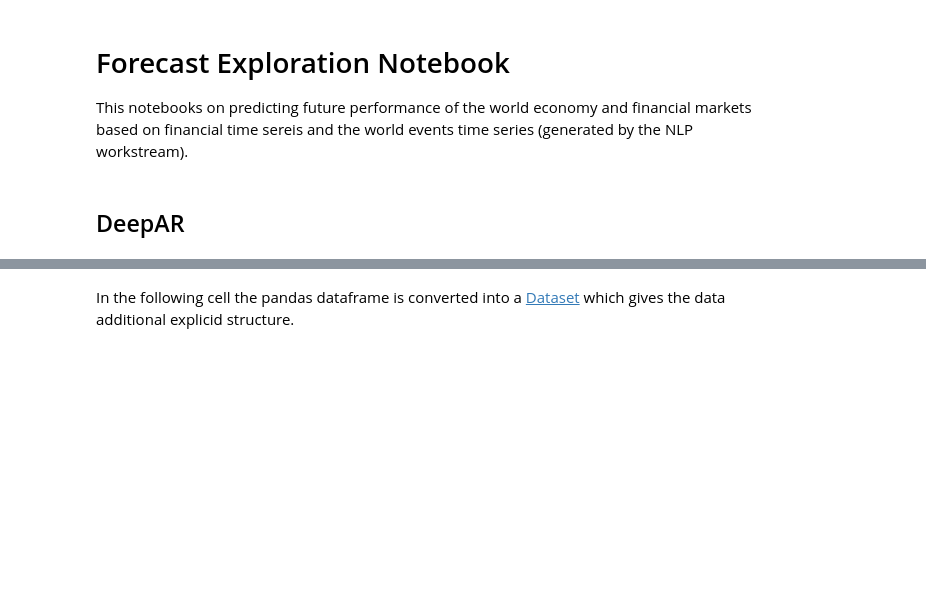
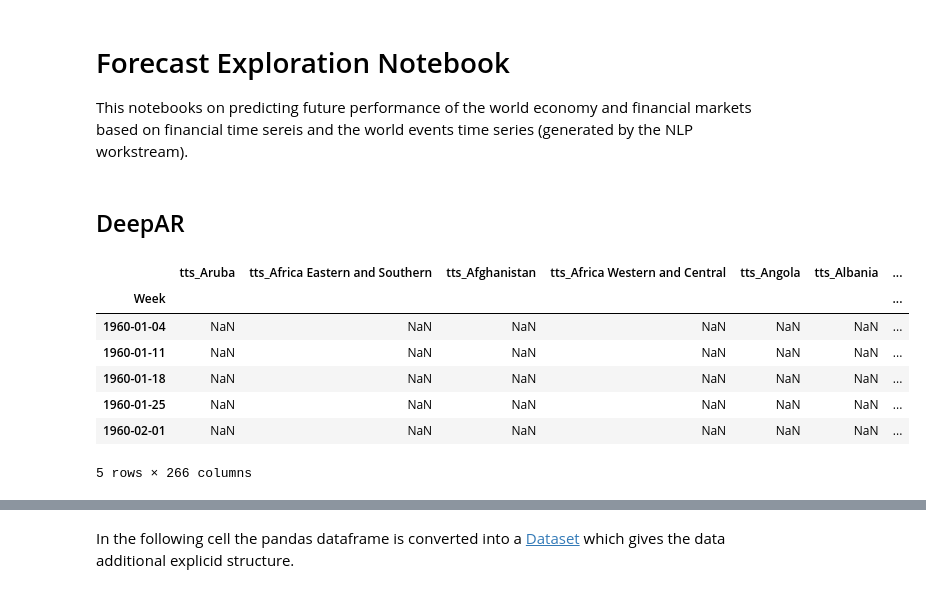
Before and after one commit to jhb300/project_submission_hai_performer, a Jupyter notebook: modelling/exploration/forecast_exploration_notebook.ipynb, the cells around one changed output, grey strips where cells are left out. Saved outputs shown, nothing was run; the diff lists cells and outputs as text; code cells hidden in the pictures; blank space fills up the shorter version.

```diff
--- a/modelling/exploration/forecast_exploration_notebook.ipynb
+++ b/modelling/exploration/forecast_exploration_notebook.ipynb
@@ -14,4 +17,27 @@ from gluonts.torch import DeepAREstimator
 import pandas as pd
 import matplotlib.pyplot as plt
 from datetime import datetime
+# %%
+# Load TTS from a CSV file into a DataFrame
+file_name = "ww_gdp.csv"
+file_path = f"../../data_engineering/financial_ts/{file_name}"
+tts_df = pd.read_csv(file_path)
+# Format DataFrame
+tts_col_map = {i:f"tts_{i}" for i in rts_df.columns if i.isnumeric()}
+tts_df = tts_df.rename(columns={'Unnamed: 0': 'Week'})
+tts_df['Week'] = tts_df['Week'].apply(lambda x: datetime.fromisoformat(x))
+tts_df = tts_df.set_index('Week')
+# Rename Columns
+tts_col_map = {i:f"tts_{i}" for i in tts_df.columns}
+tts_df = tts_df.rename(columns=tts_col_map)
+tts_df.head()
+# %% [output]
+|  | tts_Aruba | tts_Africa Eastern and Southern | tts_Afghanistan | tts_Africa Western and Central | tts_Angola | tts_Albania | ... |
+| Week |  |  |  |  |  |  | ... |
+| 1960-01-04 | NaN | NaN | NaN | NaN | NaN | NaN | ... |
+| 1960-01-11 | NaN | NaN | NaN | NaN | NaN | NaN | ... |
+| 1960-01-18 | NaN | NaN | NaN | NaN | NaN | NaN | ... |
+| 1960-01-25 | NaN | NaN | NaN | NaN | NaN | NaN | ... |
+| 1960-02-01 | NaN | NaN | NaN | NaN | NaN | NaN | ... |
+5 rows × 266 columns
 # %%
```
Also changed, not shown: parts of 10 cells of this notebook.
